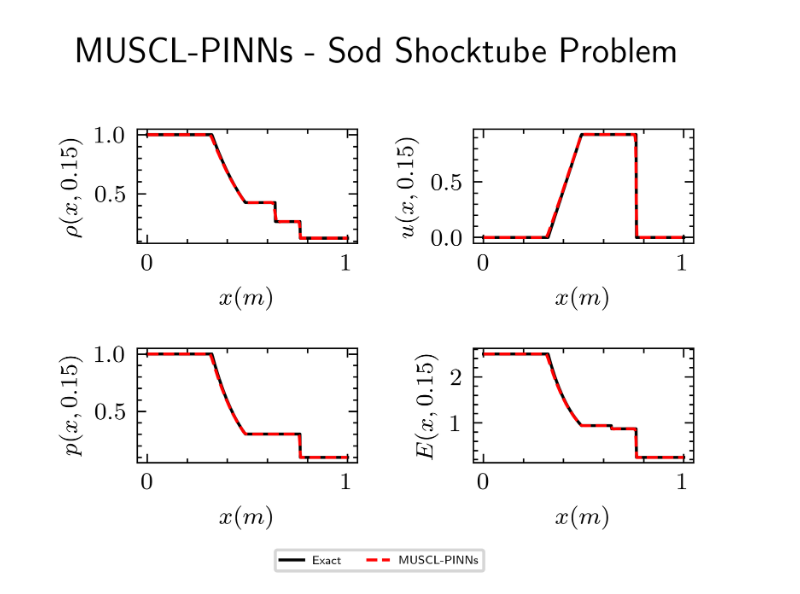
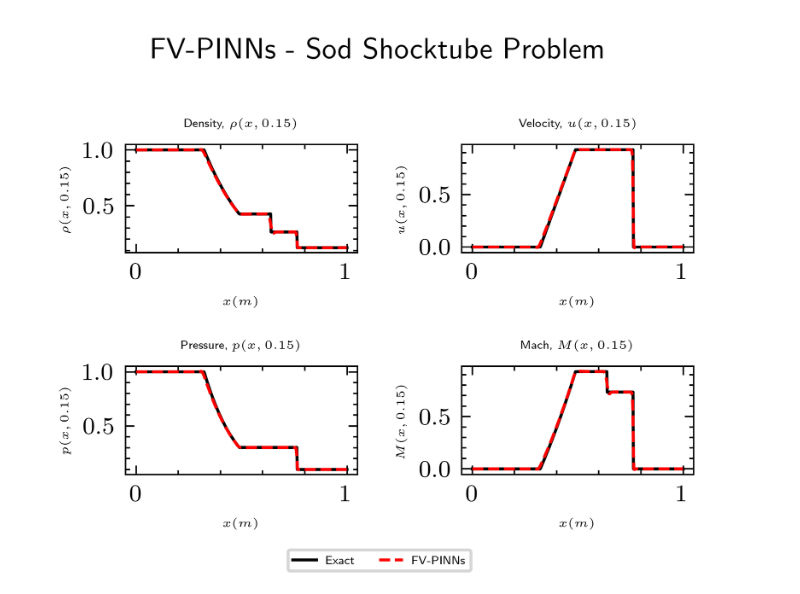
Before and after one commit to alexpapados/Finite-Volume-Physics-Informed-Neural-Network, a Jupyter notebook: FV-PINNs.ipynb, the cells around one changed output. Saved outputs shown, nothing was run; the diff lists cells and outputs as text; code cells hidden in the pictures.

```diff
--- a/FV-PINNs.ipynb
+++ b/FV-PINNs.ipynb
@@ -262,53 +262,59 @@ scipy.io.savemat('Sod_Shock_Tube.mat', {'x': xc, 'rho': q[0, 1:nx-1],
 # %%
 data = scipy.io.loadmat('Sod_Shock_Tube.mat')                                 # Import Solution data
 
-xc   = data['x'].flatten()[:,None]                                            # Partitioned spatial coordinates
-
+xc   = data['x'].flatten()[:,None]
 rho = data['rho'].flatten()[:,None]
 u   = data['u'].flatten()[:,None]
 e   = data['E'].flatten()[:,None]
 E   = data['E'].flatten()[:,None]*rho
+pp  = (1.4-1)*rho*(e-0.5*u**2)
+M = u/np.sqrt(1.4*pp/rho);
 
 data = scipy.io.loadmat('sod_exact.mat')
 xe = data['xe'].flatten()[:,None]
 re = data['re'].flatten()[:,None]
 ue   = data['ue'].flatten()[:,None]
 Ee  = data['Ee'].flatten()[:,None]
 pe  = data['pe'].flatten()[:,None]
-pp  = (1.4-1)*rho*(e-0.5*u**2)
-with plt.style.context(['science', 'ieee']):
+Me = ue/np.sqrt(1.4*pe/re);
+with plt.style.context(['science','ieee']):
 
     fig, ((ax1, ax2), (ax3, ax4)) = plt.subplots(nrows=2, ncols=2)
     for p in [10]:
 
         ax1.plot(xe, re, label = p)
         ax1.plot(xc, rho, label = p)
 
         ax2.plot(xe, ue, label = p)
         ax2.plot(xc, u)
 
 
         ax3.plot(xe, pe, label = p)
         ax3.plot(xc, pp, label = p)
 
-        ax4.plot(xe, Ee*re, label = p)
-        ax4.plot(xc, E, label = p)
+        ax4.plot(xe, Me, label = p)
+        ax4.plot(xc, M, label = p)
 
-        ax1.set_xlabel(r'$x(m)$')
-        ax1.set_ylabel(r'$\rho(x,0.15)$')
+        ax1.set_xlabel(r'$x(m)$',fontsize = 4)
+        ax1.set_ylabel(r'$\rho(x,0.15)$',fontsize = 4)
+        ax1.set_title(r'Density, $\rho(x,0.15)$',fontsize = 4)
 
-        ax2.set_xlabel(r'$x(m)$')
-        ax2.set_ylabel(r'$u(x,0.15)$')
+        ax2.set_xlabel(r'$x(m)$',fontsize = 4)
+        ax2.set_ylabel(r'$u(x,0.15)$',fontsize = 4)
+        ax2.set_title(r'Velocity, $u(x,0.15)$',fontsize = 4)
 
-        ax3.set_xlabel(r'$x(m)$')
-        ax3.set_ylabel(r'$p(x,0.15)$')
+        ax3.set_xlabel(r'$x(m)$',fontsize = 4)
+        ax3.set_ylabel(r'$p(x,0.15)$',fontsize = 4)
+        ax3.set_title(r'Pressure, $p(x,0.15)$',fontsize = 4)
 
-        ax4.set_xlabel(r'$x(m)$')
-        ax4.set_ylabel(r'$E(x,0.15)$')
+        ax4.set_xlabel(r'$x(m)$',fontsize = 4)
+        ax4.set_ylabel(r'$M(x,0.15)$',fontsize= 4)
+        ax4.set_title(r'Mach, $M(x,0.15)$',fontsize = 4)
 
-fig.legend(['Exact', 'MUSCL-PINNs'], ncol = 2, loc='lower center', fontsize= 4)
-plt.suptitle(r'MUSCL-PINNs - Sod Shocktube Problem')
+fig.legend(['Exact', 'FV-PINNs'], ncol = 2, loc='lower center', fontsize= 4)
+csfont = {'fontname':'serif'}
+plt.suptitle(r'FV-PINNs - Sod Shocktube Problem', fontsize= 10, **csfont)
 plt.tight_layout()
 plt.show()
 # %% [output]
-[figure, old version]
+[figure, new version]
```
